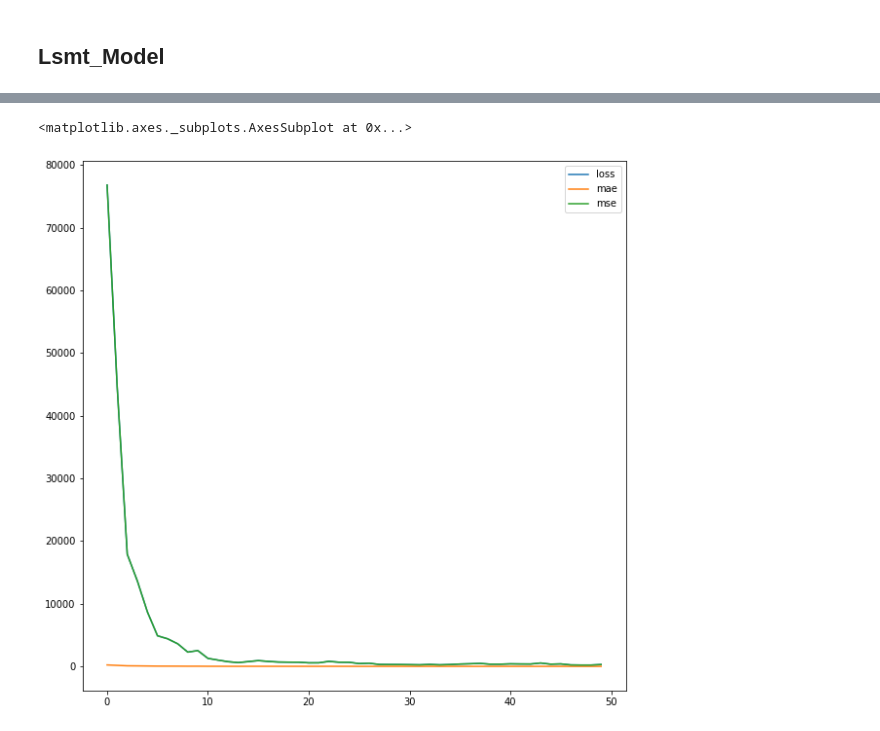
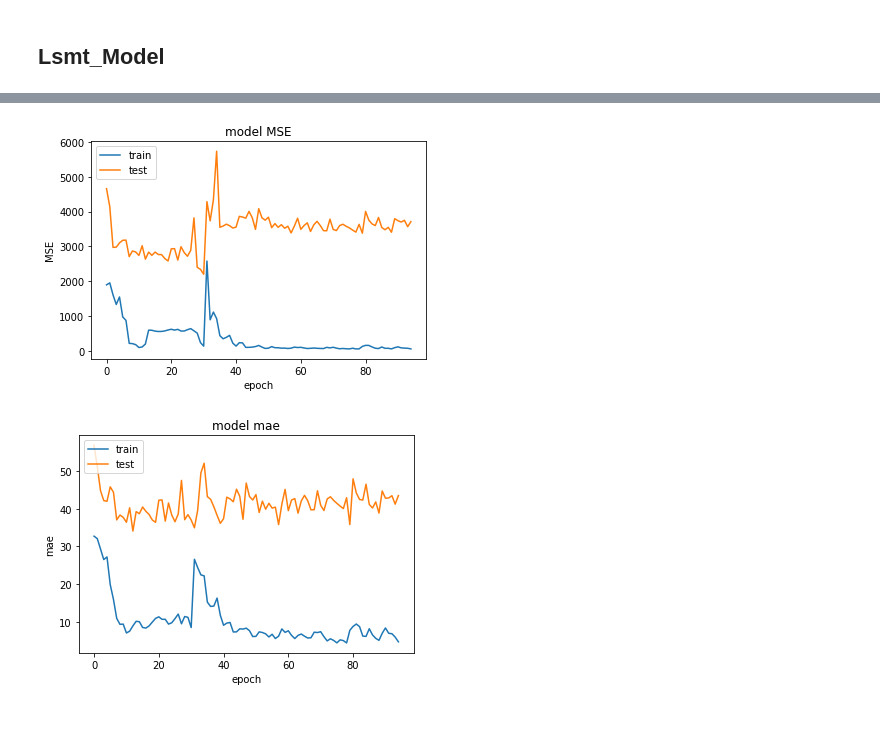
Before and after one commit to Faouzi-Slimi/Machine_Learning_Deep_Learning_Practical_Work, a Jupyter notebook: Passengers_Tp.ipynb, the cells around one changed output, grey strips where cells are left out. Saved outputs shown, nothing was run; the diff lists cells and outputs as text; code cells hidden in the pictures.

```diff
--- a/Passengers_Tp.ipynb
+++ b/Passengers_Tp.ipynb
@@ -135,10 +143,18 @@ array([118, 132, 129, 121, 135, 148, 148, 136, 119, 104, 118, 115, 126,
        347, 305, 336, 340, 318, 362, 348, 363, 435, 491, 505, 404, 359,
        310, 337, 360, 342, 406, 396, 420, 472, 548, 559, 463, 407, 362,
        405, 417, 391, 419, 461, 472, 535, 622, 606, 508, 461, 390, 432])
+# %%
+x = seq[:len(seq)-12]
+y = seq[12:len(seq)]
+
+x = np.array(x)
+y=np.array(y)
 # %%
 ## Split Data
 
-xtrain, xtest, ytrain, ytest= train_test_split(X,Y,test_size=0.1, random_state=0)
+xtrain, xtest, ytrain, ytest= train_test_split(x,y,test_size=0.1, random_state=0)
+Xtrain, Xtest, Xtrain, Ytest= train_test_split(X,Y,test_size=0.1, random_state=0)
+
 maxx = pd.DataFrame(xtrain).max()
 maxx
 # %% [output]
@@ -164,12 +180,13 @@ tf.random.set_seed(42)
 Lstm_Model = Sequential()
 Lstm_Model.add(Embedding(input_dim = 623 ,output_dim = 1000, input_length=1))
 Lstm_Model.add(LSTM(1000, return_sequences=True,dropout=0.3))
-Lstm_Model.add(LSTM(1000
-,dropout=0.3))
+Lstm_Model.add(LSTM(1000,dropout=0.3))
 Lstm_Model.add(Dense(100, activation="relu"))
-Lstm_Model.add(Dense(1,activation="linear"))
+Lstm_Model.add(Dense(1,activation="relu"))
 # %%
+# Compile Model
 Lstm_Model.compile(loss=tf.keras.losses.MeanSquaredError(), optimizer=tf.keras.optimizers.Adam(learning_rate=0.01),metrics=['mae','mse'])
-Lstm_History = Lstm_Model.fit(xtrain, ytrain,validation_data=(xtest,ytest), epochs=50,batch_size=8)
+# Fit Model
+Lstm_History = Lstm_Model.fit(xtrain,  ytrain,validation_data=(xtest,ytest), epochs=95,batch_size=8)
 # %% [output]
 Epoch 1/95
@@ -192,6 +209,28 @@ Epoch 64/95
-# %%
-## Plots
-pd.DataFrame(Lstm_History.history).plot(figsize=(10,10))
-# %% [output]
-<matplotlib.axes._subplots.AxesSubplot at 0x...>
-[figure, removed]
+# %%
+## Plots
+
+#pd.DataFrame(Lstm_History.history).plot(figsize=(10,10))
+
+# summarize history for MSE
+
+plt.plot(Lstm_History.history['mse'])
+plt.plot(Lstm_History.history['val_mse'])
+plt.title('model MSE')
+plt.ylabel('MSE')
+plt.xlabel('epoch')
+plt.legend(['train', 'test'], loc='upper left')
+plt.show()
+# %% [output]
+[figure, added]
+# %%
+# summarize history for mae
+
+plt.plot(Lstm_History.history['mae'])
+plt.plot(Lstm_History.history['val_mae'])
+plt.title('model mae')
+plt.ylabel('mae')
+plt.xlabel('epoch')
+plt.legend(['train', 'test'], loc='upper left')
+plt.show()
+# %% [output]
+[figure, added]
```
Also changed, not shown: parts of 22 cells of this notebook.
